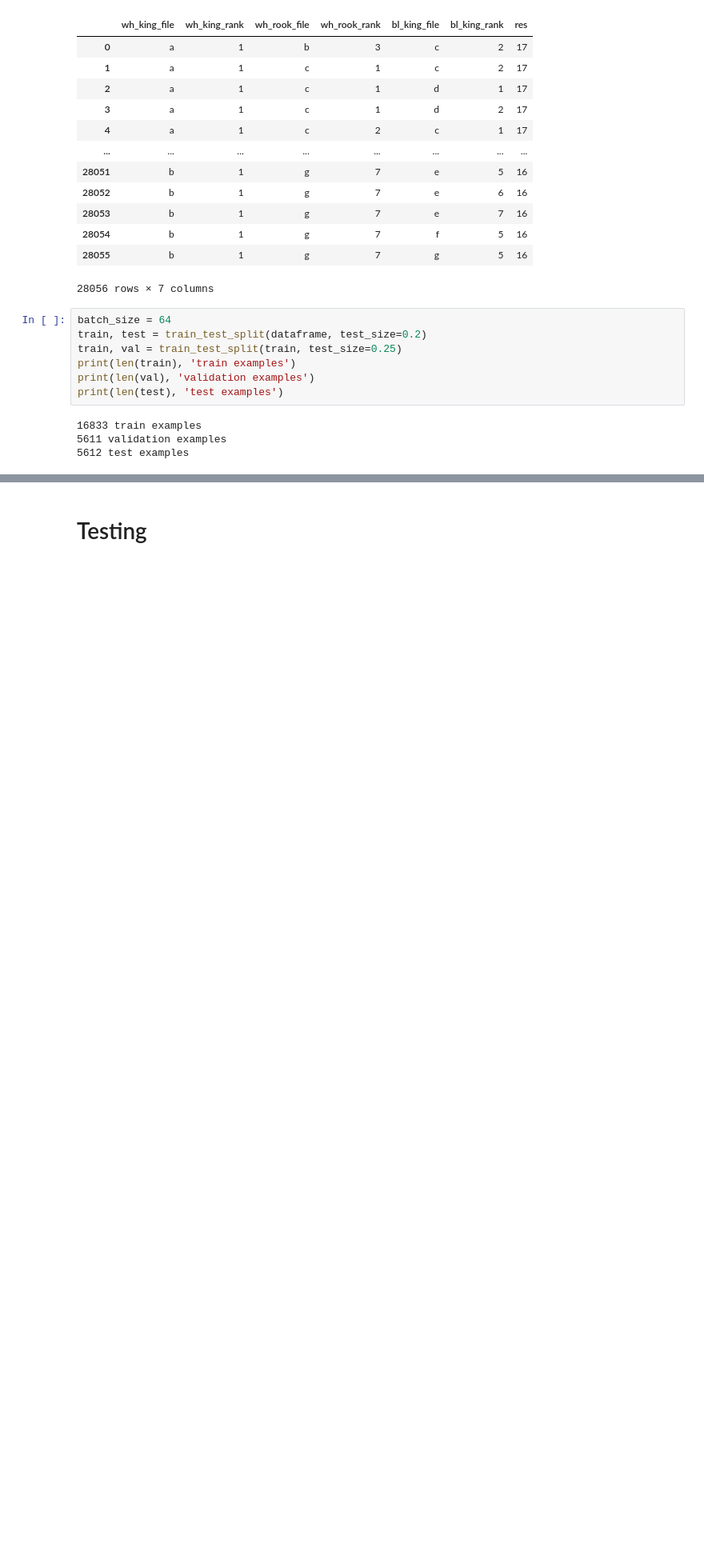
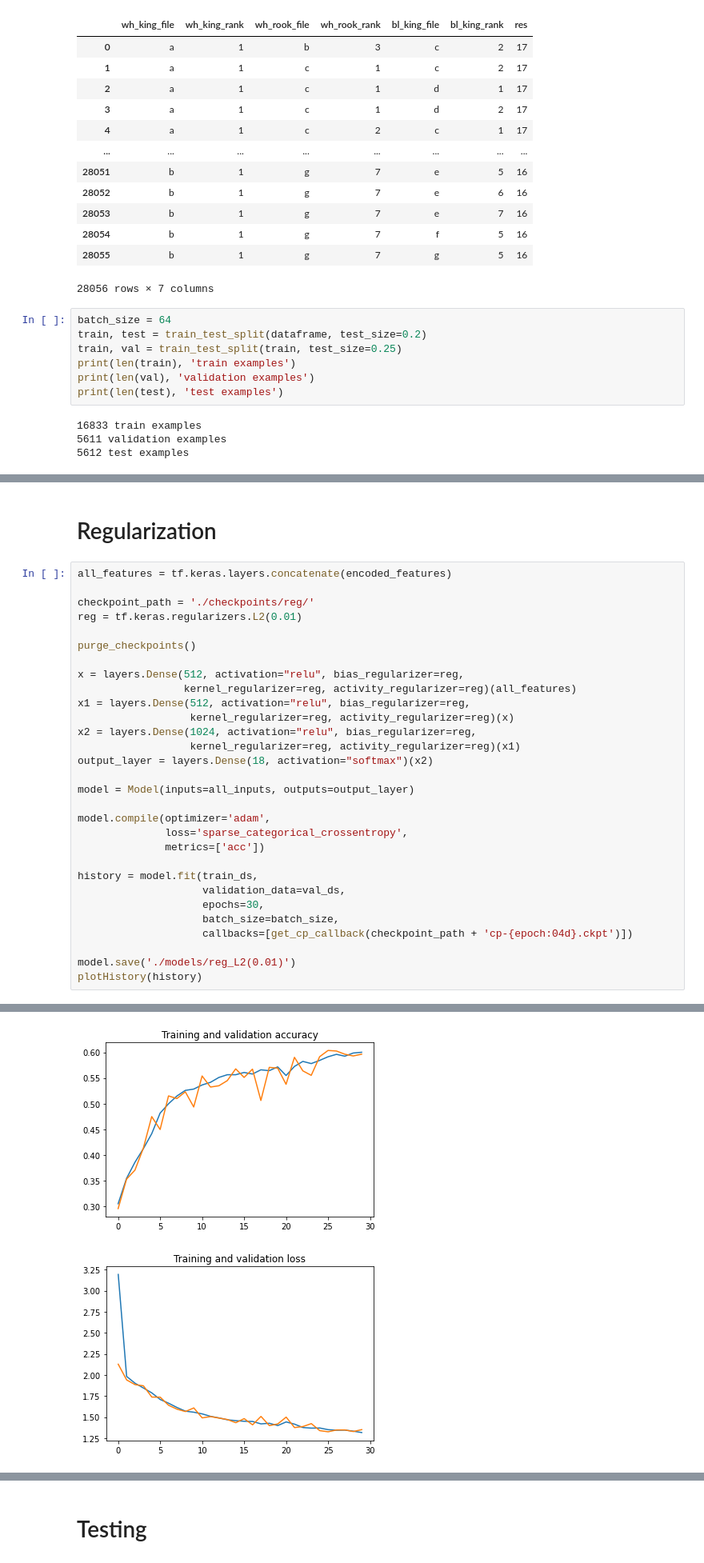
Before and after one commit to pacifi5t/neural-networks, a Jupyter notebook: lab1.ipynb, the cells around one changed output, grey strips where cells are left out. Shown: that part at 80% size. Saved outputs shown, nothing was run; the diff lists cells and outputs as text; blank space fills up the shorter version.

```diff
--- a/lab1.ipynb
+++ b/lab1.ipynb
@@ -127,0 +269,33 @@ for column in ['wh_king_file', 'wh_rook_file', 'bl_king_file']:
+# %% [markdown]
+# Regularization
+# %%
+all_features = tf.keras.layers.concatenate(encoded_features)
+
+checkpoint_path = './checkpoints/reg/'
+reg = tf.keras.regularizers.L2(0.01)
+
+purge_checkpoints()
+
+x = layers.Dense(512, activation="relu", bias_regularizer=reg,
+                 kernel_regularizer=reg, activity_regularizer=reg)(all_features)
+x1 = layers.Dense(512, activation="relu", bias_regularizer=reg,
+                  kernel_regularizer=reg, activity_regularizer=reg)(x)
+x2 = layers.Dense(1024, activation="relu", bias_regularizer=reg,
+                  kernel_regularizer=reg, activity_regularizer=reg)(x1)
+output_layer = layers.Dense(18, activation="softmax")(x2)
+
+model = Model(inputs=all_inputs, outputs=output_layer)
+
+model.compile(optimizer='adam',
+              loss='sparse_categorical_crossentropy',
+              metrics=['acc'])
+
+history = model.fit(train_ds,
+                    validation_data=val_ds,
+                    epochs=30,
+                    batch_size=batch_size,
+                    callbacks=[get_cp_callback(checkpoint_path + 'cp-{epoch:04d}.ckpt')])
+
+model.save('./models/reg_L2(0.01)')
+plotHistory(history)
+# %% [output]
@@ -127,0 +319,2 @@ for column in ['wh_king_file', 'wh_rook_file', 'bl_king_file']:
+[figure, added]
+[figure, added]
```
Also changed, not shown: parts of 23 cells of this notebook.
